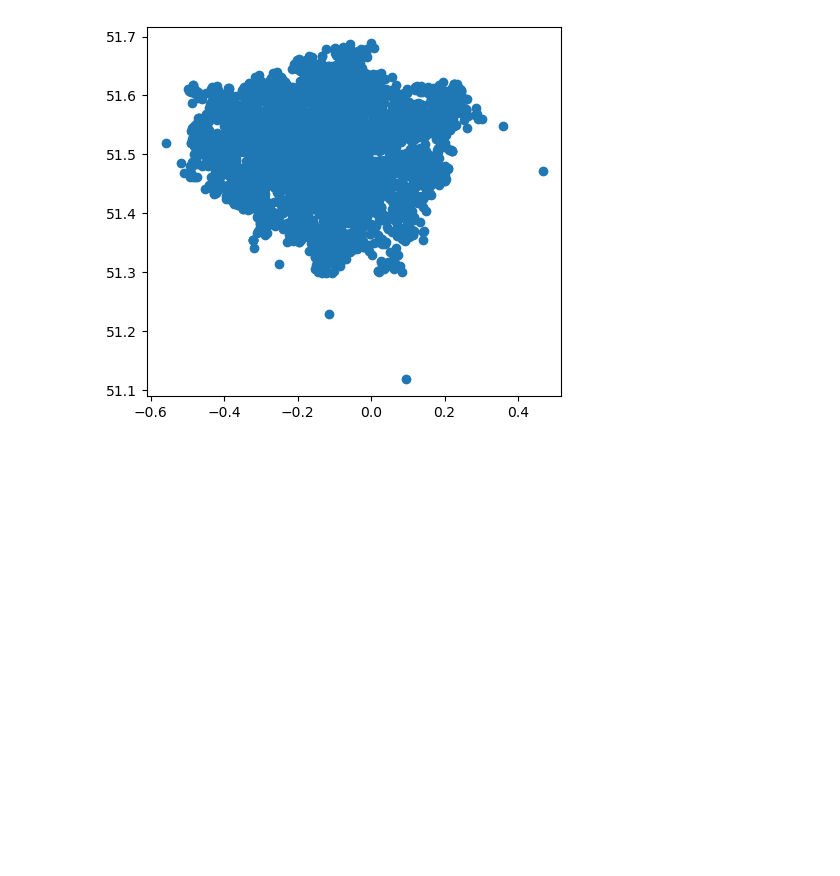
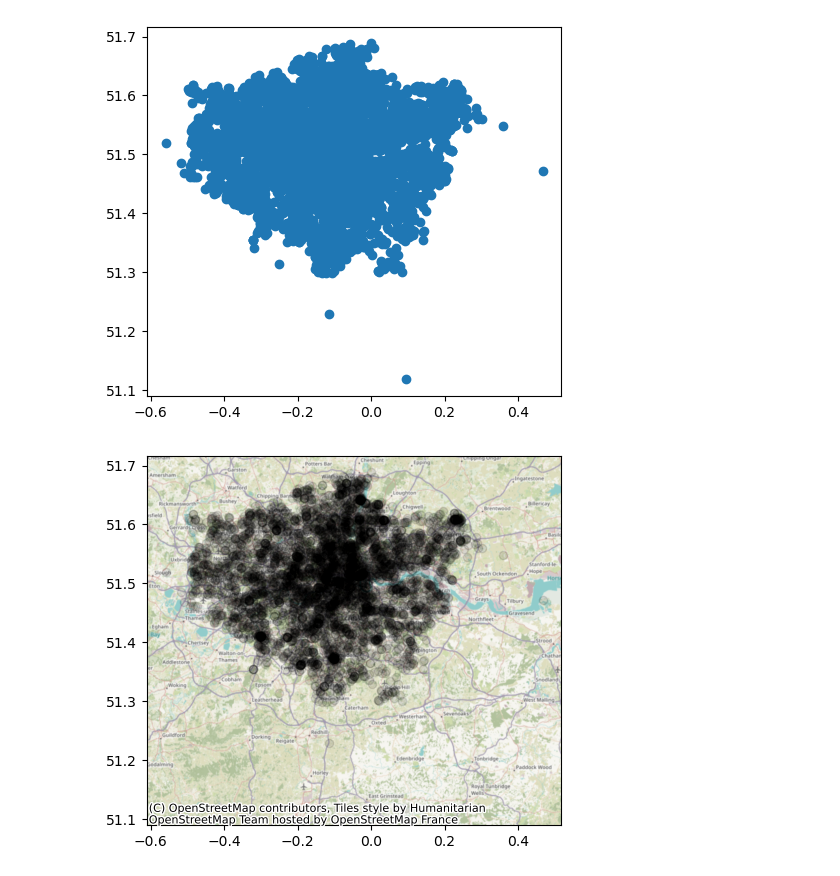
Before and after one commit to lkeegan/jupyter-data-exploration-live, a Jupyter notebook: part3.ipynb, the cells around one changed output. Cells and saved outputs as stored; diff of their text form; code cells hidden in the pictures; blank space fills up the shorter version.

```diff
--- a/part3.ipynb
+++ b/part3.ipynb
@@ -324,0 +327,6 @@ gdf.plot(ax=axs)
+# %%
+fix, axs = plt.subplots()
+gdf.plot(ax=axs, alpha=0.1, color="black")
+cx.add_basemap(ax=axs, crs=gdf.crs)
+# %% [output]
+[figure, added]
```
Also changed, not shown: parts of 1 cell of this notebook.
